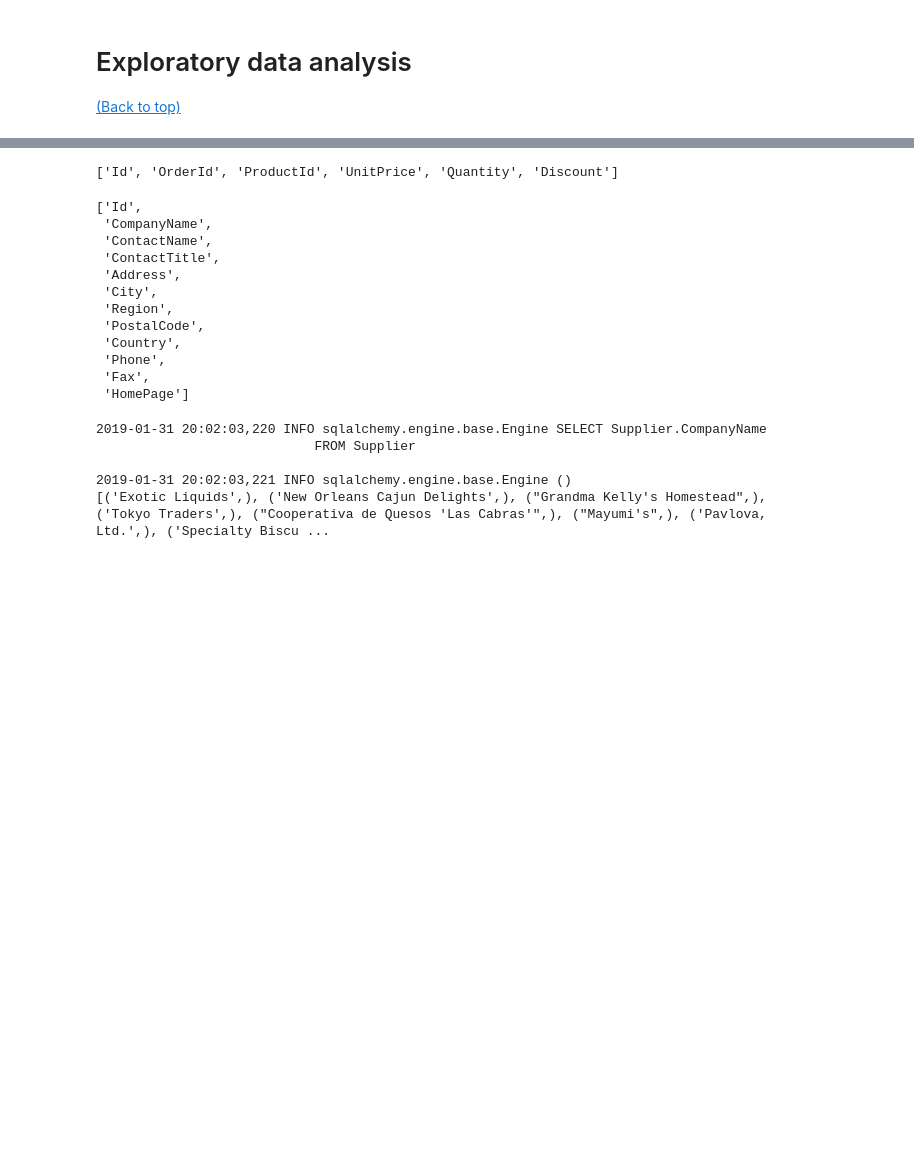
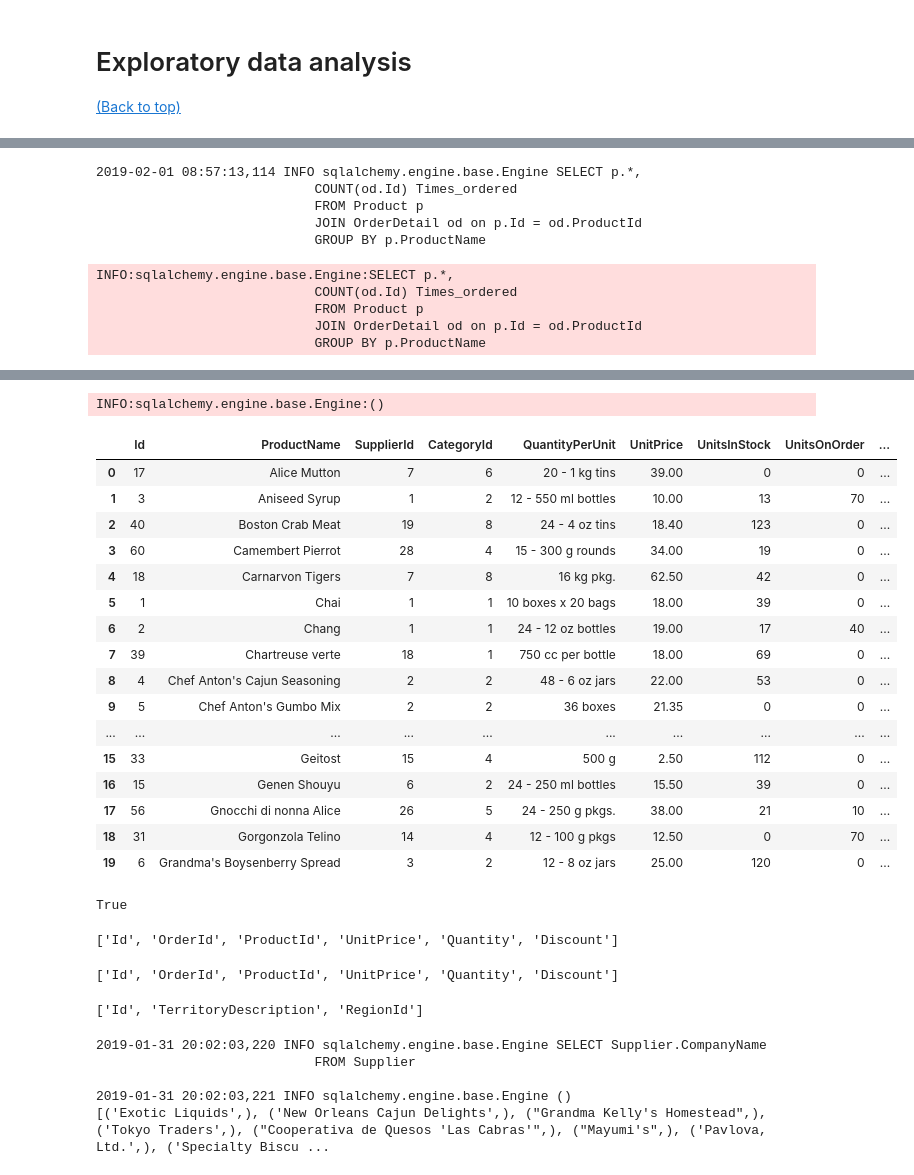
Before and after one commit to ssrosa/dsc-2-final-project-online-ds-pt-100118, a Jupyter notebook: student.ipynb, the cells around one changed output, grey strips where cells are left out. Cells and saved outputs as stored; diff of their text form; code cells hidden in the pictures; blank space fills up the shorter version.

```diff
--- a/student.ipynb
+++ b/student.ipynb
@@ -113,0 +383,20 @@ for table in table_names:
+# %%
+df = pd.read_sql_query('''SELECT p.*,
+                            COUNT(od.Id) Times_ordered
+                            FROM Product p
+                            JOIN OrderDetail od on p.Id = od.ProductId
+                            GROUP BY p.ProductName
+                        ''', engine)
+
+df.head(20)
+# %% [output]
+2019-02-01 08:57:13,114 INFO sqlalchemy.engine.base.Engine SELECT p.*,
+                            COUNT(od.Id) Times_ordered
+                            FROM Product p
+                            JOIN OrderDetail od on p.Id = od.ProductId
+                            GROUP BY p.ProductName
+INFO:sqlalchemy.engine.base.Engine:SELECT p.*,
+                            COUNT(od.Id) Times_ordered
+                            FROM Product p
+                            JOIN OrderDetail od on p.Id = od.ProductId
+                            GROUP BY p.ProductName
@@ -114,22 +404,37 @@ for table in table_names:
+INFO:sqlalchemy.engine.base.Engine:()
+|  | Id | ProductName | SupplierId | CategoryId | QuantityPerUnit | UnitPrice | UnitsInStock | UnitsOnOrder | ... |
+| 0 | 17 | Alice Mutton | 7 | 6 | 20 - 1 kg tins | 39.00 | 0 | 0 | ... |
+| 1 | 3 | Aniseed Syrup | 1 | 2 | 12 - 550 ml bottles | 10.00 | 13 | 70 | ... |
+| 2 | 40 | Boston Crab Meat | 19 | 8 | 24 - 4 oz tins | 18.40 | 123 | 0 | ... |
+| 3 | 60 | Camembert Pierrot | 28 | 4 | 15 - 300 g rounds | 34.00 | 19 | 0 | ... |
+| 4 | 18 | Carnarvon Tigers | 7 | 8 | 16 kg pkg. | 62.50 | 42 | 0 | ... |
+| 5 | 1 | Chai | 1 | 1 | 10 boxes x 20 bags | 18.00 | 39 | 0 | ... |
+| 6 | 2 | Chang | 1 | 1 | 24 - 12 oz bottles | 19.00 | 17 | 40 | ... |
+| 7 | 39 | Chartreuse verte | 18 | 1 | 750 cc per bottle | 18.00 | 69 | 0 | ... |
+| 8 | 4 | Chef Anton's Cajun Seasoning | 2 | 2 | 48 - 6 oz jars | 22.00 | 53 | 0 | ... |
+| 9 | 5 | Chef Anton's Gumbo Mix | 2 | 2 | 36 boxes | 21.35 | 0 | 0 | ... |
+| ... | ... | ... | ... | ... | ... | ... | ... | ... | ... |
+| 15 | 33 | Geitost | 15 | 4 | 500 g | 2.50 | 112 | 0 | ... |
+| 16 | 15 | Genen Shouyu | 6 | 2 | 24 - 250 ml bottles | 15.50 | 39 | 0 | ... |
+| 17 | 56 | Gnocchi di nonna Alice | 26 | 5 | 24 - 250 g pkgs. | 38.00 | 21 | 10 | ... |
+| 18 | 31 | Gorgonzola Telino | 14 | 4 | 12 - 100 g pkgs | 12.50 | 0 | 70 | ... |
+| 19 | 6 | Grandma's Boysenberry Spread | 3 | 2 | 12 - 8 oz jars | 25.00 | 120 | 0 | ... |
+# %%
+df['ProductName'].value_counts().sum() == df.shape[0]
+# %% [output]
+True
 # %%
 tables_columns['OrderDetail']
 # %% [output]
 ['Id', 'OrderId', 'ProductId', 'UnitPrice', 'Quantity', 'Discount']
 # %%
-tables_columns['Supplier']
+tables_columns['OrderDetail']
 # %% [output]
-['Id',
- 'CompanyName',
- 'ContactName',
- 'ContactTitle',
- 'Address',
- 'City',
- 'Region',
- 'PostalCode',
- 'Country',
- 'Phone',
- 'Fax',
- 'HomePage']
+['Id', 'OrderId', 'ProductId', 'UnitPrice', 'Quantity', 'Discount']
+# %%
+tables_columns['Territory']
+# %% [output]
+['Id', 'TerritoryDescription', 'RegionId']
 # %%
 conn = engine.connect()
 # %%
```
Also changed, not shown: parts of 38 cells of this notebook.
